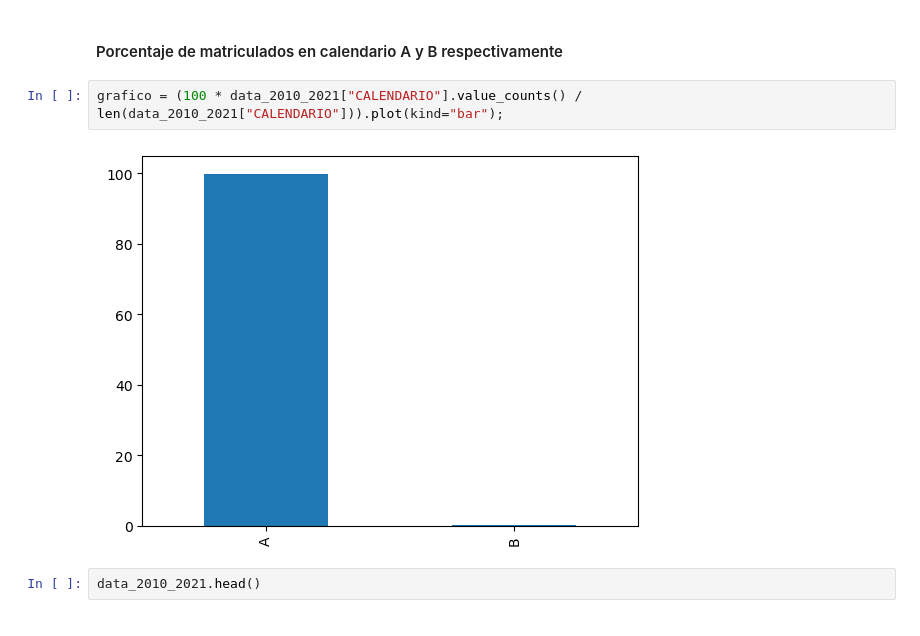
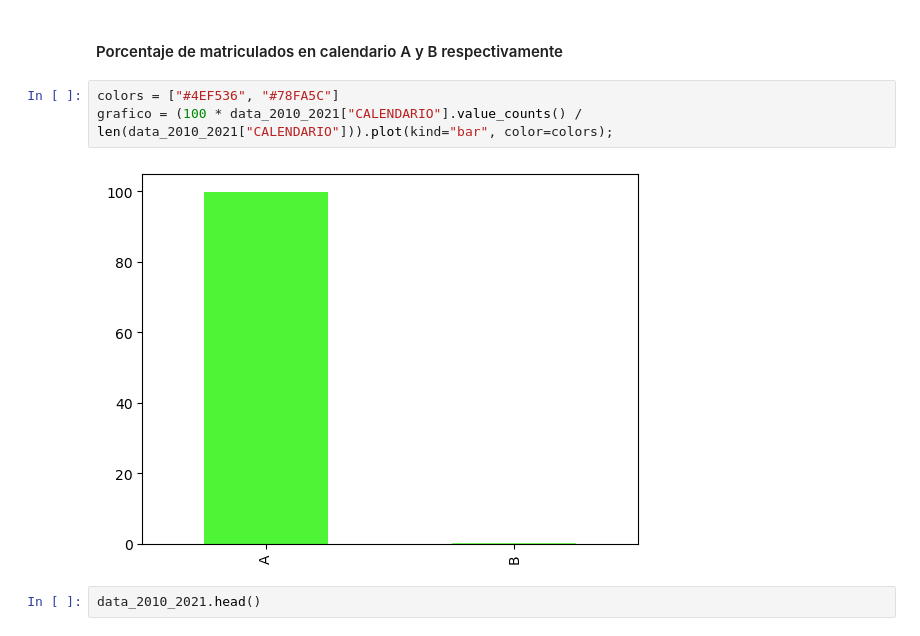
Before and after one commit to Cuenta-oss/analisis_exploratorio, a Jupyter notebook: datas.ipynb, the cells around one changed output. Drawn from its saved outputs; the diff is of its cells as text.

```diff
--- a/datas.ipynb
+++ b/datas.ipynb
@@ -307,9 +310,10 @@ data_2010_2021["GRUPO_ETNICO"].value_counts().plot(kind="bar")
 # %% [markdown]
 #### Porcentaje de matriculados en calendario A y B respectivamente
 # %%
-grafico = (100 * data_2010_2021["CALENDARIO"].value_counts() / len(data_2010_2021["CALENDARIO"])).plot(kind="bar");
+colors = ["#4EF536", "#78FA5C"]
+grafico = (100 * data_2010_2021["CALENDARIO"].value_counts() / len(data_2010_2021["CALENDARIO"])).plot(kind="bar", color=colors);
 # %% [output]
-[figure, old version]
+[figure, new version]
 # %%
 data_2010_2021.head()
 # %% [output]
```
Also changed, not shown: parts of 11 cells of this notebook.
